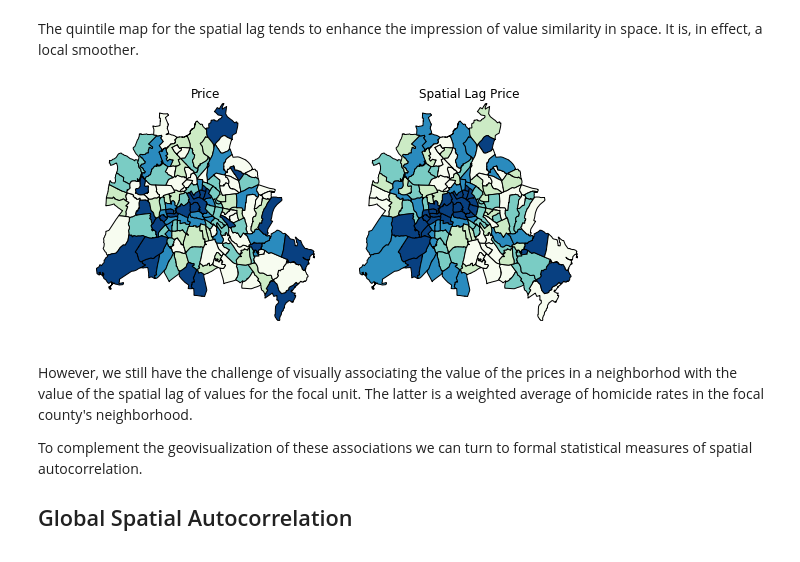
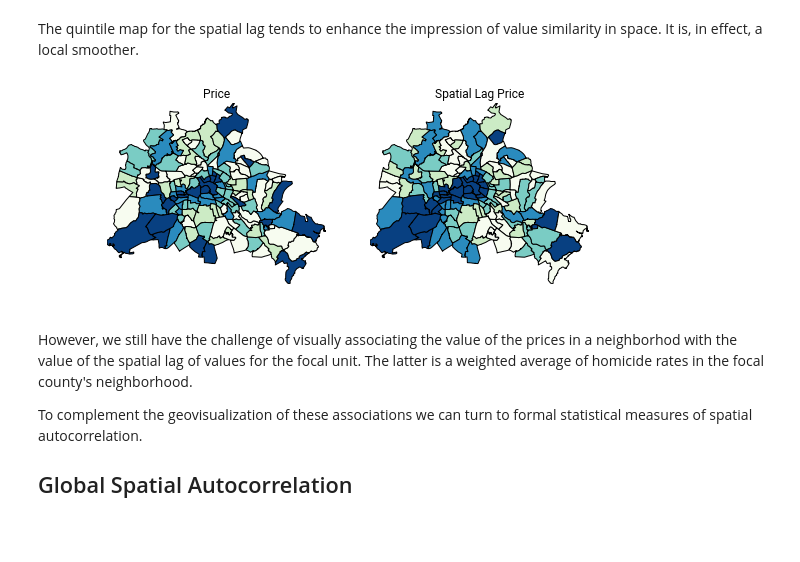
Before and after one commit to geopandas/scipy2018-geospatial-data, a Jupyter notebook: 06-exploratory-spatial-data-analysis.ipynb, the cells around one changed output. Saved outputs shown, nothing was run; the diff lists cells and outputs as text; code cells hidden in the pictures.

```diff
--- a/06-exploratory-spatial-data-analysis.ipynb
+++ b/06-exploratory-spatial-data-analysis.ipynb
@@ -27,3 +24,5 @@ df = gpd.read_file('data/neighborhoods.shp')
+# %%
+df = gpd.read_file('data/berlin-neighbourhoods.geojson')
 # %%
 df.head()
 # %% [output]
@@ -42,4 +35 @@ pd.isnull(df['median_pri']).sum()
-# %%
-df = df
-df['median_pri'].fillna((df['median_pri'].mean()), inplace=True)
 # %%
@@ -97,7 +86,7 @@ attribute similarity to pair up with this concept of spatial similarity. The
 **spatial lag** is a derived variable that accomplishes this for us. For neighborhood
 $i$ the spatial lag is defined as: $$y_i = \sum_j w_{i,j} y_j$$
 # %%
-y = df['median_pri']
+y = df['median_price']
 ylag = lp.lag_spatial(wq, y)
 # %%
 ylag
@@ -137,21 +126,21 @@ plt.show()
 The quintile map for the spatial lag tends to enhance the impression of value
 similarity in space. It is, in effect, a local smoother.
 # %%
-df['lag_median_pri'] = ylag
-f,ax = plt.subplots(1,2,figsize=(2.16*4,4))
-df.plot(column='median_pri', ax=ax[0], edgecolor='k',
+df['lag_median_price'] = ylag
+f,ax = plt.subplots(1,2,figsize=(2.16*4,4), subplot_kw=dict(aspect='equal'))
+df.plot(column='median_price', ax=ax[0], edgecolor='k',
         scheme="quantiles",  k=5, cmap='GnBu')
 ax[0].axis(df.total_bounds[np.asarray([0,2,1,3])])
 ax[0].set_title("Price")
-df.plot(column='lag_median_pri', ax=ax[1], edgecolor='k',
+df.plot(column='lag_median_price', ax=ax[1], edgecolor='k',
         scheme='quantiles', cmap='GnBu', k=5)
 ax[1].axis(df.total_bounds[np.asarray([0,2,1,3])])
 ax[1].set_title("Spatial Lag Price")
 ax[0].axis('off')
 ax[1].axis('off')
 plt.show()
 # %% [output]
-[figure, old version]
+[figure, new version]
 # %% [markdown]
 However, we still have
 the challenge of visually associating the value of the prices in a neighborhod
```
Also changed, not shown: parts of 25 cells of this notebook, 2 other files.
